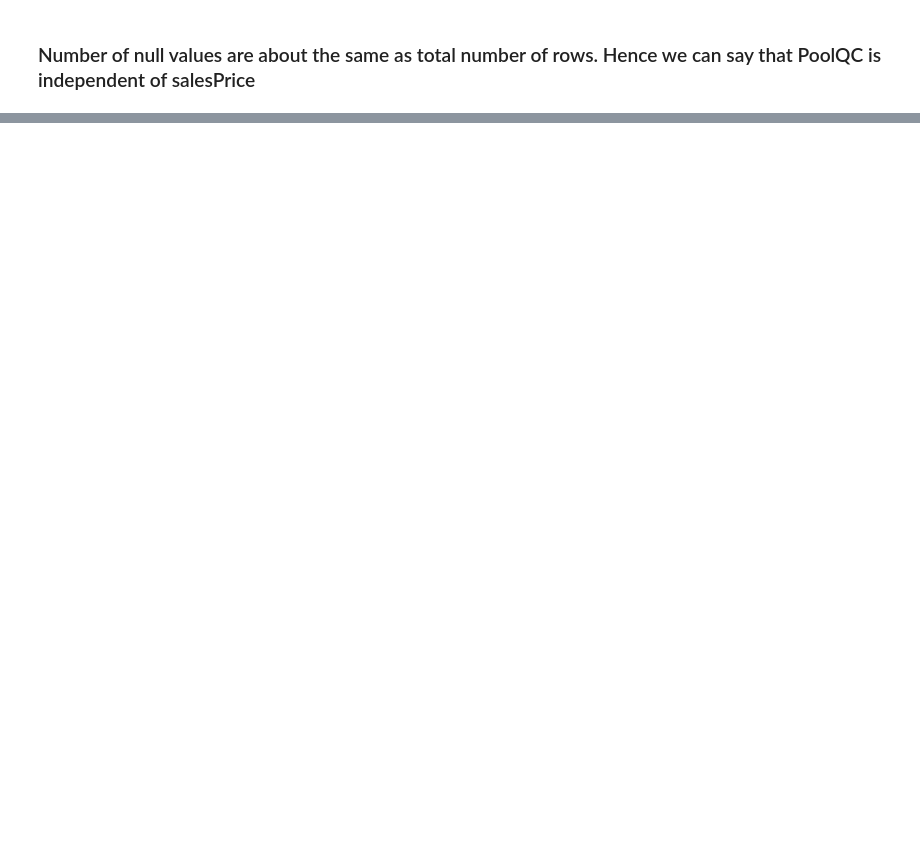
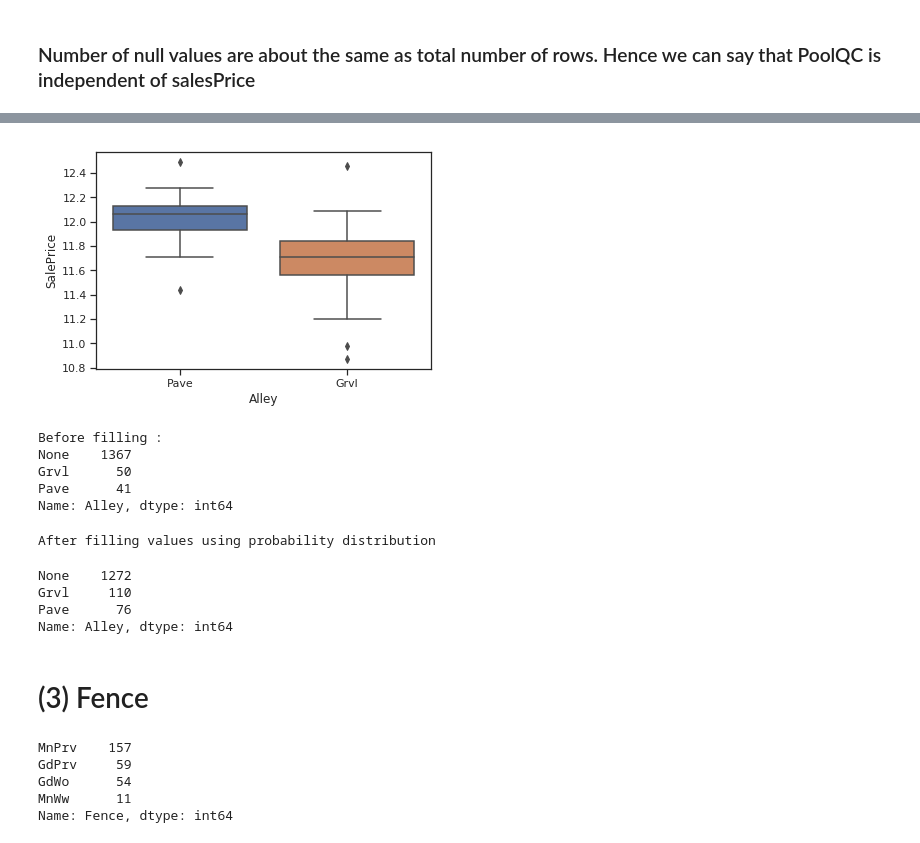
Before and after one commit to diningPhilosopher64/HousePricePrediction, a Jupyter notebook: Untitled.ipynb, the cells around one changed output, grey strips where cells are left out. Drawn from its saved outputs; the diff is of its cells as text; code cells hidden in the pictures; blank space fills up the shorter version.

```diff
--- a/Untitled.ipynb
+++ b/Untitled.ipynb
@@ -217,0 +350,72 @@ all_data['MiscFeature'].fillna('')
+# %%
+sns.boxplot(x='Alley',y='SalePrice',data=train);
+# %% [output]
+[figure, added]
+# %%
+#Number of Missing values in Alley
+all_data['Alley'].isna().sum()  #  1367 Null values in this column
+
+
+
+#Filling NaN with None because if you convert to categorical without filling out NaN values, pandas does not consider NaN
+# as one of the values  in the categorical column.
+
+# (1) Filling NaN with None values and make  the column categorical
+all_data["Alley"] = all_data['Alley'].fillna("None")
+all_data['Alley'] = pd.Categorical(all_data['Alley'])
+
+
+
+# (2) Finding probabilities of each occurance
+
+print("Before filling :")
+print(all_data['Alley'].value_counts())
+
+
+# Count of 'None' : 1367
+# Count of 'Grvl' : 50
+# Count of 'Pave' : 41
+
+
+
+
+
+Alley_probabilities = [0.937585734,0.034293553,0.028120713]
+Alleyy_Values = ['None','Grvl','Pave']
+
+
+#We need to replace only the 'None' type. Generating a sample from probability distribution
+indices = all_data[all_data['Alley'] == 'None'].index
+
+
+#Find the column index so as to use 'iloc'   . 3 is the col
+np.argwhere(all_data.columns == 'Alley')
+
+
+# (3) Use a distribution to fill out "None" values now.
+all_data.iloc[indices,3] = np.random.choice(Alleyy_Values,len(indices),p=Alley_probabilities)
+# %% [output]
+Before filling :
+None    1367
+Grvl      50
+Pave      41
+Name: Alley, dtype: int64
+# %%
+print("After filling values using probability distribution")
+all_data['Alley'].value_counts()
+# %% [output]
+After filling values using probability distribution
+None    1272
+Grvl     110
+Pave      76
+Name: Alley, dtype: int64
+# %% [markdown]
+#  (3) Fence
+# %%
+all_data['Fence'].value_counts()
+# %% [output]
+MnPrv    157
+GdPrv     59
+GdWo      54
+MnWw      11
+Name: Fence, dtype: int64
```
Also changed, not shown: parts of 39 cells of this notebook, 1 other file.
